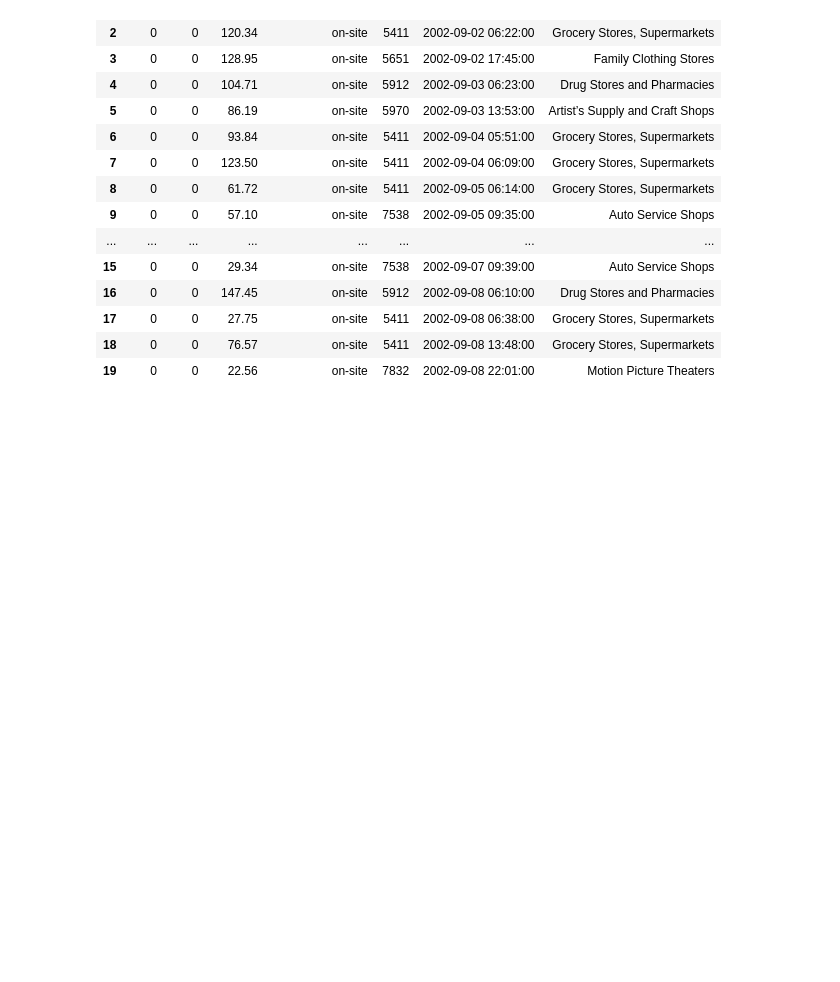
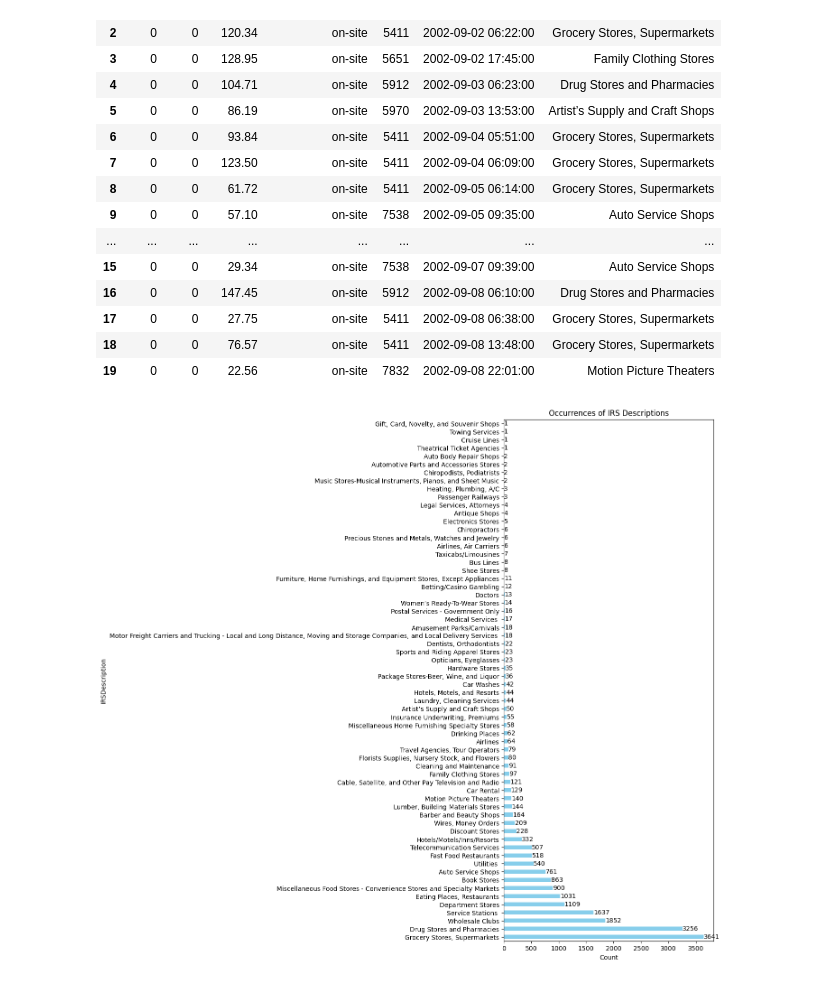
Before and after one commit to NourHabra/FUSE-AI, a Jupyter notebook: processing.ipynb, the cells around one changed output. Saved outputs shown, nothing was run; the diff lists cells and outputs as text; code cells hidden in the pictures; blank space fills up the shorter version.

Commit message:
Show ocurrences of MCC-Specific transactions

```diff
--- a/processing.ipynb
+++ b/processing.ipynb
@@ -284,3 +284,23 @@ df_merged.head(20)
 | 17 | 0 | 0 | 27.75 | on-site | 5411 | 2002-09-08 06:38:00 | Grocery Stores, Supermarkets |
 | 18 | 0 | 0 | 76.57 | on-site | 5411 | 2002-09-08 13:48:00 | Grocery Stores, Supermarkets |
 | 19 | 0 | 0 | 22.56 | on-site | 7832 | 2002-09-08 22:01:00 | Motion Picture Theaters |
+# %%
+import matplotlib.pyplot as plt
+
+value_counts = df_merged['IRSDescription'].value_counts()
+
+plt.figure(figsize=(6, 15))  # Swap width and height for horizontal bars
+bars = value_counts.plot(kind='barh', color='skyblue')  # 'h' for horizontal bars
+
+# Add count labels at the end of each bar
+for idx, value in enumerate(value_counts):
+  plt.text(value + 0.1, idx, str(value), va='center')  # Adjust offset as needed
+
+plt.xlabel('Count')
+plt.ylabel('IRSDescription')  # Swap labels to match orientation
+plt.title('Occurrences of IRS Descriptions')
+plt.yticks(rotation=0)  # Rotate y-axis labels for readability (optional)
+plt.tight_layout()
+plt.show()
+# %% [output]
+[figure, added]
```
